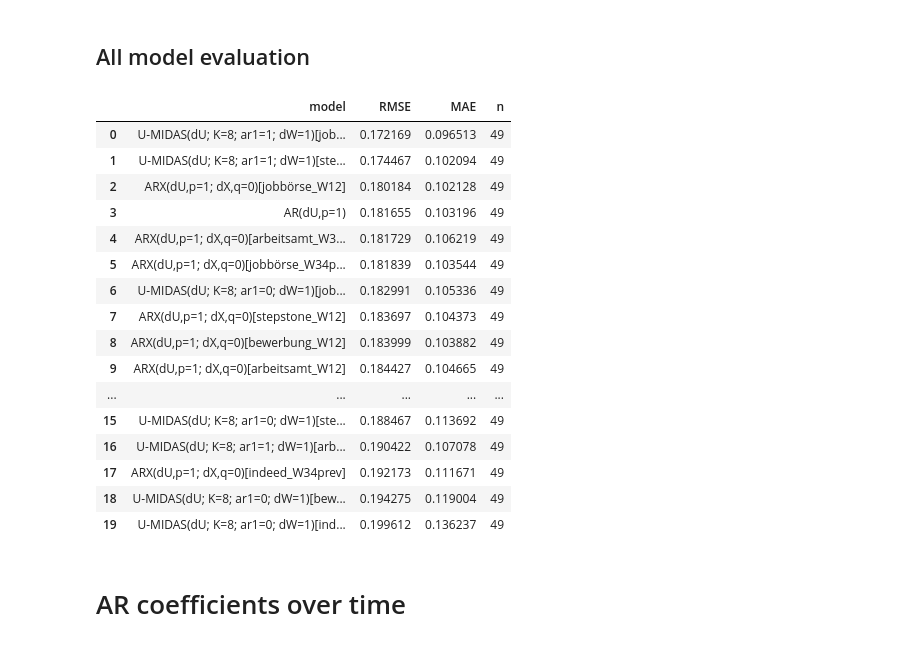
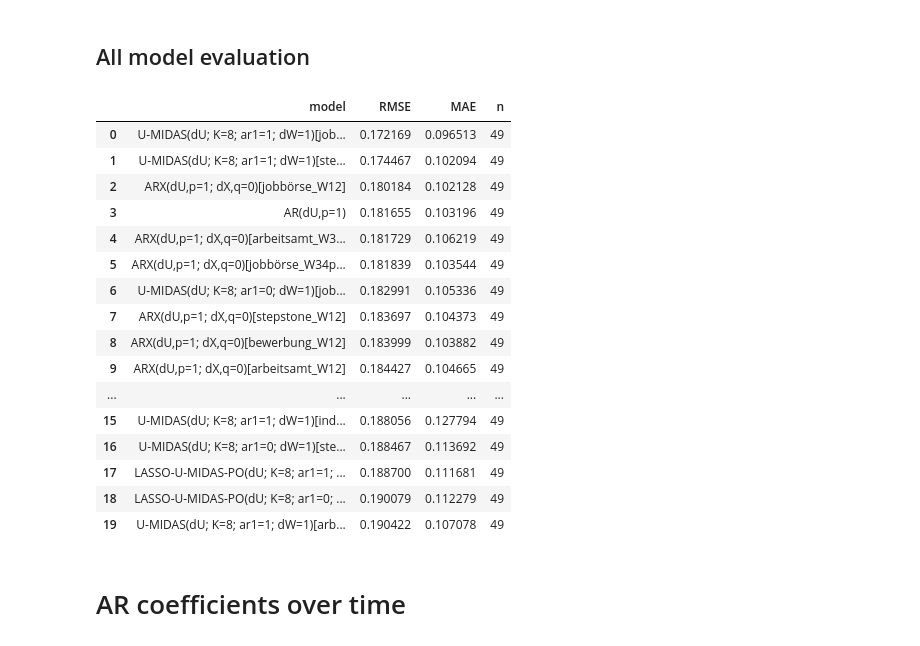
Before and after one commit to ungeralexan/seminar-econometrics, a Jupyter notebook: robustness/Unger_6946672.ipynb, the cells around one changed output. Saved outputs shown, nothing was run; the diff lists cells and outputs as text; code cells hidden in the pictures.

```diff
--- a/robustness/Unger_6946672.ipynb
+++ b/robustness/Unger_6946672.ipynb
@@ -1308,6 +1537,49 @@ def run_horserace(panel: pd.DataFrame, weekly_panel: pd.DataFrame, cfg):
         name = f"U-MIDAS(dU; K={K}; ar1=1; dW=1)[{kw}]"
         results.append((name, pred, act))
 
+
+        ##------------- Penalized U-MIDAS (partial-out dummies) ----------
+    for arflag in [False, True]:
+        pred, act = nowcast_umidas_penalized_partialout(
+            weekly_panel=weekly_panel,
+            unemp_monthly=panel["Unemp"],
+            gt_col=kw,
+            start_eval=cfg.eval_start,
+            K=K,
+            include_ar1=arflag,
+            target_transform="diff",
+            weekly_transform="diff",
+            seasonal_dummies=cfg.seasonal_dummies,
+            min_train=cfg.min_train,
+            model="ridge",
+            alphas=(1e-4, 1e-3, 1e-2, 1e-1, 1.0, 10.0, 100.0),
+            cv_splits=5,
+            refit_alpha_each_t=True
+        )
+
+        name = f"RIDGE-U-MIDAS-PO(dU; K={K}; ar1={int(arflag)}; dW=1)[{kw}]"
+        results.append((name, pred, act))
+
+        ## Lasso
+        pred, act = nowcast_umidas_penalized_partialout(
+            weekly_panel=weekly_panel,
+            unemp_monthly=panel["Unemp"],
+            gt_col=kw,
+            start_eval=cfg.eval_start,
+            K=K,
+            include_ar1=arflag,
+            target_transform="diff",
+            weekly_transform="diff",
+            seasonal_dummies=cfg.seasonal_dummies,
+            min_train=cfg.min_train,
+            model="lasso",
+            alphas=(1e-4, 3e-4, 1e-3, 3e-3, 1e-2, 3e-2, 1e-1),
+            cv_splits=5,
+            refit_alpha_each_t=True
+        )
+        name = f"LASSO-U-MIDAS-PO(dU; K={K}; ar1={int(arflag)}; dW=1)[{kw}]"
+        results.append((name, pred, act))
+
     # ---------- Build leaderboard + store ----------
     rows = []
     store = {}
@@ -1321,38 +1593,38 @@ def run_horserace(panel: pd.DataFrame, weekly_panel: pd.DataFrame, cfg):
         store[name] = {"pred": pred, "act": act, "err": err}
 
     leaderboard = pd.DataFrame(rows).sort_values("RMSE").reset_index(drop=True)
     return leaderboard, store, phi_path
 
 
 
 
 # Run once
 leaderboard, store, phi_path = run_horserace(panel, weekly_panel, cfg)
 
 phi_series = pd.Series(
     data=[v for _, v in phi_path],
     index=[k for k, _ in phi_path],
     name="phi1"
 )
 leaderboard.head(20)
 # %% [output]
 |  | model | RMSE | MAE | n |
 | 0 | U-MIDAS(dU; K=8; ar1=1; dW=1)[job... | 0.172169 | 0.096513 | 49 |
 | 1 | U-MIDAS(dU; K=8; ar1=1; dW=1)[ste... | 0.174467 | 0.102094 | 49 |
 | 2 | ARX(dU,p=1; dX,q=0)[jobbörse_W12] | 0.180184 | 0.102128 | 49 |
 | 3 | AR(dU,p=1) | 0.181655 | 0.103196 | 49 |
 | 4 | ARX(dU,p=1; dX,q=0)[arbeitsamt_W3... | 0.181729 | 0.106219 | 49 |
 | 5 | ARX(dU,p=1; dX,q=0)[jobbörse_W34p... | 0.181839 | 0.103544 | 49 |
 | 6 | U-MIDAS(dU; K=8; ar1=0; dW=1)[job... | 0.182991 | 0.105336 | 49 |
 | 7 | ARX(dU,p=1; dX,q=0)[stepstone_W12] | 0.183697 | 0.104373 | 49 |
 | 8 | ARX(dU,p=1; dX,q=0)[bewerbung_W12] | 0.183999 | 0.103882 | 49 |
 | 9 | ARX(dU,p=1; dX,q=0)[arbeitsamt_W12] | 0.184427 | 0.104665 | 49 |
 | ... | ... | ... | ... | ... |
-| 15 | U-MIDAS(dU; K=8; ar1=0; dW=1)[ste... | 0.188467 | 0.113692 | 49 |
-| 16 | U-MIDAS(dU; K=8; ar1=1; dW=1)[arb... | 0.190422 | 0.107078 | 49 |
-| 17 | ARX(dU,p=1; dX,q=0)[indeed_W34prev] | 0.192173 | 0.111671 | 49 |
-| 18 | U-MIDAS(dU; K=8; ar1=0; dW=1)[bew... | 0.194275 | 0.119004 | 49 |
-| 19 | U-MIDAS(dU; K=8; ar1=0; dW=1)[ind... | 0.199612 | 0.136237 | 49 |
+| 15 | U-MIDAS(dU; K=8; ar1=1; dW=1)[ind... | 0.188056 | 0.127794 | 49 |
+| 16 | U-MIDAS(dU; K=8; ar1=0; dW=1)[ste... | 0.188467 | 0.113692 | 49 |
+| 17 | LASSO-U-MIDAS-PO(dU; K=8; ar1=1; ... | 0.188700 | 0.111681 | 49 |
+| 18 | LASSO-U-MIDAS-PO(dU; K=8; ar1=0; ... | 0.190079 | 0.112279 | 49 |
+| 19 | U-MIDAS(dU; K=8; ar1=1; dW=1)[arb... | 0.190422 | 0.107078 | 49 |
 # %% [markdown]
 # AR coefficients over time
 # %%
```
Also changed, not shown: parts of 5 cells of this notebook.
